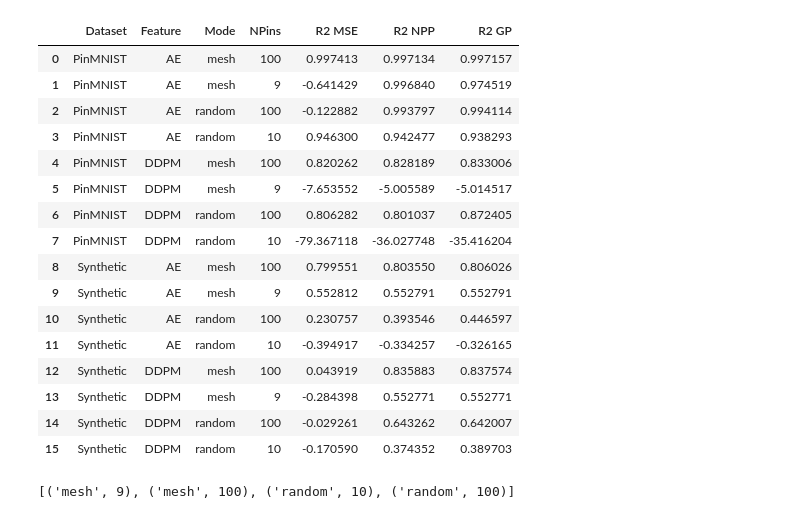
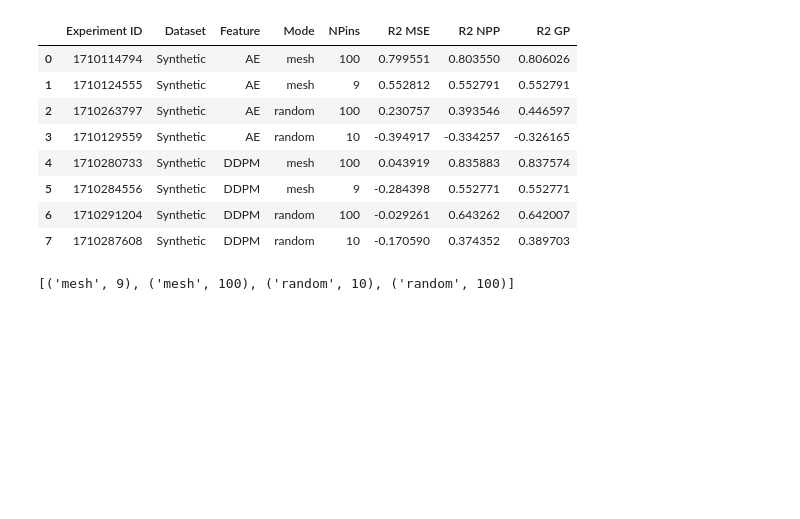
Before and after one commit to neu-spiral/Neural-Point-Processes, a Jupyter notebook: Results.ipynb, the cells around one changed output. Saved outputs shown, nothing was run; the diff lists cells and outputs as text; code cells hidden in the pictures; blank space fills up the shorter version.

```diff
--- a/Results.ipynb
+++ b/Results.ipynb
@@ -9,6 +9,7 @@ import matplotlib.pyplot as plt
 def extract_info_from_config(config_path):
     with open(config_path, 'r') as config_file:
         config_data = json.load(config_file)
+        experiment_id = config_data.get('experiment_id', '')
         dataset = config_data.get('dataset', '')
         feature = config_data.get('feature', '')
         mode = config_data.get('mode', '')
@@ -19,7 +20,7 @@ def extract_info_from_config(config_path):
             manual = 'Yes' if manual else 'No'
         except:
             manual = 'No'
-    return dataset, feature, mode, param, deeper, manual
+    return experiment_id, dataset, feature, mode, param, deeper, manual
 
 # Function to parse the test_PinMNIST files
 def parse_test(file_path):
@@ -55,8 +56,9 @@ def parse_res(file_path):
 
     return mse, r2mse, sigma, npp, r2npp, gp, r2gp
 
-def append(df, pp, mse, r2mse, sigma, npp, r2npp, gp, r2gp, dataset, feature, mode, param, deeper, manual='No'):
+def append(exp_id, df, pp, mse, r2mse, sigma, npp, r2npp, gp, r2gp, dataset, feature, mode, param, deeper, manual='No'):
     return pd.concat([df, pd.DataFrame({
+        'Experiment ID': [exp_id],
         'Dataset': [dataset],
         'Feature': [feature],
         'Extra layers': [deeper],
@@ -73,7 +75,7 @@ def append(df, pp, mse, r2mse, sigma, npp, r2npp, gp, r2gp, dataset, feature, mo
         'R2 GP': [r2gp]})], ignore_index=True)
 # %%
 # Initialize an empty DataFrame
-df = pd.DataFrame(columns=['Dataset', 'Feature', 'Extra layers', 'Mode', 'NPins', 'Partial Percent', 'MSE', 'R2 MSE', 'Sigma', 'NPP', 'R2 NPP', 'GP', 'R2 GP'])
+df = pd.DataFrame(columns=['Experiment ID', 'Dataset', 'Feature', 'Extra layers', 'Mode', 'NPins', 'Partial Percent', 'MSE', 'R2 MSE', 'Sigma', 'NPP', 'R2 NPP', 'GP', 'R2 GP'])
 
 # Directory containing the folders
 base_folders = ['./history/P100_normal']
@@ -88,9 +90,9 @@ for base_folder in base_folders:
             if os.path.isdir(dir_path):
                 # Get config.json info
                 config_path = os.path.join(dir_path, 'config.json')
-                dataset, feature, mode, param, deeper, manual = extract_info_from_config(config_path)
+                exp_id, dataset, feature, mode, param, deeper, manual = extract_info_from_config(config_path)
                 mse, r2mse, sigma, npp, r2npp, gp, r2gp = parse_res(os.path.join(dir_path, 'results.txt'))
-                df = append(df, 0.0, mse, r2mse, sigma, npp, r2npp, gp, r2gp, dataset, feature, mode, param, deeper, manual)
+                df = append(exp_id, df, 0.0, mse, r2mse, sigma, npp, r2npp, gp, r2gp, dataset, feature, mode, param, deeper, manual)
 
                 # Loop through files starting with 'test_PinMNIST'
                 for file_name in os.listdir(dir_path):
@@ -98,10 +100,4 @@ for base_folder in base_folders:
                         pp = float(file_name.split('_')[-1][:-4])
                         file_path = os.path.join(dir_path, file_name)
                         mse, r2mse, npp, r2npp, gp, r2gp = parse_test(file_path)
-                        df = append(df, pp, mse, r2mse, sigma, npp, r2npp, gp, r2gp, dataset, feature, mode, param, deeper, manual)
-
-df.sort_values(by=['NPins', 'Partial Percent', 'Extra layers', 'Manual LR'], inplace=True, ascending=False, ignore_index=True)
-df.sort_values(by=['Dataset', 'Feature', 'Mode'], inplace=True, ignore_index=True)
-df.drop_duplicates(subset=['Dataset', 'Feature', 'Extra layers', 'Mode', 'NPins', 'Partial Percent', 'Manual LR'], keep='last', inplace=True)
-
-df.to_csv('data.csv', index=False)
+                        df = append(exp_id, df, pp, mse, r2mse, sigma, npp, r2npp, gp, r2gp, dataset, feature, mode, param, deeper, manual)
@@ -126,0 +104,17 @@ df[df['NPins'] != 225].reset_index(drop=True)
+# %%
+df = pd.concat([df, pd.DataFrame({
+        'Experiment ID': [None, None, None, None, None, None],
+        'Dataset': ['Building', 'Building', 'Building', 'Building', 'Building', 'Building'],
+        'Feature': ['AE', 'AE', 'AE', 'AE', 'AE', 'AE'],
+        'Extra layers': [True, True, True, True, True, True],
+        'Manual LR': ['No', 'No', 'No', 'No', 'No', 'No'],
+        'Mode': ['mesh', 'mesh', 'mesh', 'random', 'random', 'random'],
+        'NPins': [16, 121, 225, 10, 100, 200],
+        'Partial Percent': [1.0, 1.0, 1.0, 1.0, 1.0, 1.0],
+        'MSE': [0.461, 0.423, 1.302, 0.678, 0.548, 0.509],
+        'R2 MSE': [0.129, 0.251, -0.215, -0.192, 0.059, 0.063],
+        'Sigma': [0.1, 0.1, 2.0, 2.0, 0.2, 0.2],
+        'NPP': [0.463, 0.472, 0.355, 0.572, 0.442, 0.488],
+        'R2 NPP': [0.248, 0.220, 0.174, 0.131, 0.243, 0.117],
+        'GP': [0.463, 0.472, 0.355, 0.571, 0.416, 0.468],
+        'R2 GP': [0.248, 0.211, 0.174, 0.099, 0.261, 0.178]})], ignore_index=True)
@@ -149,23 +164,15 @@ df[(df['Dataset'] == 'PinMNIST') & (df['Partial Percent'] != 0.00)].drop(labels=
 # %%
-df[(df['Partial Percent'] == 1.0)].drop(labels=['Partial Percent', 'Extra layers', 'Manual LR', 'MSE', 'Sigma', 'NPP', 'GP'], axis=1).reset_index(drop=True)
+df[(df['Partial Percent'] == 1.0) & (df['Dataset'] == 'Synthetic')].drop(labels=['Partial Percent', 'Extra layers', 'Manual LR', 'MSE', 'Sigma', 'NPP', 'GP'], axis=1).reset_index(drop=True)
 # %% [output]
-|  | Dataset | Feature | Mode | NPins | R2 MSE | R2 NPP | R2 GP |
-| 0 | PinMNIST | AE | mesh | 100 | 0.997413 | 0.997134 | 0.997157 |
-| 1 | PinMNIST | AE | mesh | 9 | -0.641429 | 0.996840 | 0.974519 |
-| 2 | PinMNIST | AE | random | 100 | -0.122882 | 0.993797 | 0.994114 |
-| 3 | PinMNIST | AE | random | 10 | 0.946300 | 0.942477 | 0.938293 |
-| 4 | PinMNIST | DDPM | mesh | 100 | 0.820262 | 0.828189 | 0.833006 |
-| 5 | PinMNIST | DDPM | mesh | 9 | -7.653552 | -5.005589 | -5.014517 |
-| 6 | PinMNIST | DDPM | random | 100 | 0.806282 | 0.801037 | 0.872405 |
-| 7 | PinMNIST | DDPM | random | 10 | -79.367118 | -36.027748 | -35.416204 |
-| 8 | Synthetic | AE | mesh | 100 | 0.799551 | 0.803550 | 0.806026 |
-| 9 | Synthetic | AE | mesh | 9 | 0.552812 | 0.552791 | 0.552791 |
-| 10 | Synthetic | AE | random | 100 | 0.230757 | 0.393546 | 0.446597 |
-| 11 | Synthetic | AE | random | 10 | -0.394917 | -0.334257 | -0.326165 |
-| 12 | Synthetic | DDPM | mesh | 100 | 0.043919 | 0.835883 | 0.837574 |
-| 13 | Synthetic | DDPM | mesh | 9 | -0.284398 | 0.552771 | 0.552771 |
-| 14 | Synthetic | DDPM | random | 100 | -0.029261 | 0.643262 | 0.642007 |
-| 15 | Synthetic | DDPM | random | 10 | -0.170590 | 0.374352 | 0.389703 |
+|  | Experiment ID | Dataset | Feature | Mode | NPins | R2 MSE | R2 NPP | R2 GP |
+| 0 | 1710114794 | Synthetic | AE | mesh | 100 | 0.799551 | 0.803550 | 0.806026 |
+| 1 | 1710124555 | Synthetic | AE | mesh | 9 | 0.552812 | 0.552791 | 0.552791 |
+| 2 | 1710263797 | Synthetic | AE | random | 100 | 0.230757 | 0.393546 | 0.446597 |
+| 3 | 1710129559 | Synthetic | AE | random | 10 | -0.394917 | -0.334257 | -0.326165 |
+| 4 | 1710280733 | Synthetic | DDPM | mesh | 100 | 0.043919 | 0.835883 | 0.837574 |
+| 5 | 1710284556 | Synthetic | DDPM | mesh | 9 | -0.284398 | 0.552771 | 0.552771 |
+| 6 | 1710291204 | Synthetic | DDPM | random | 100 | -0.029261 | 0.643262 | 0.642007 |
+| 7 | 1710287608 | Synthetic | DDPM | random | 10 | -0.170590 | 0.374352 | 0.389703 |
 # %%
 mode_npins_combinations
 # %% [output]
```
Also changed, not shown: parts of 11 cells of this notebook.
